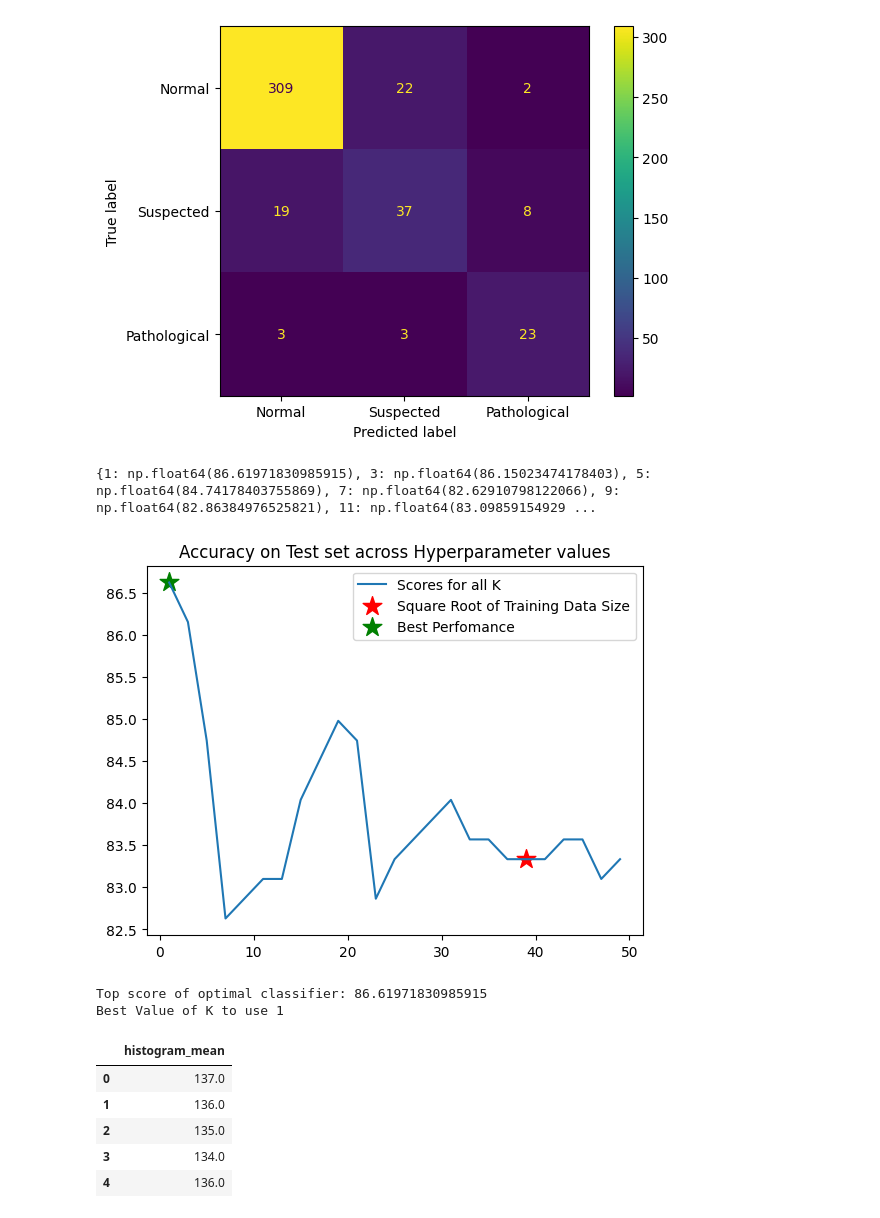
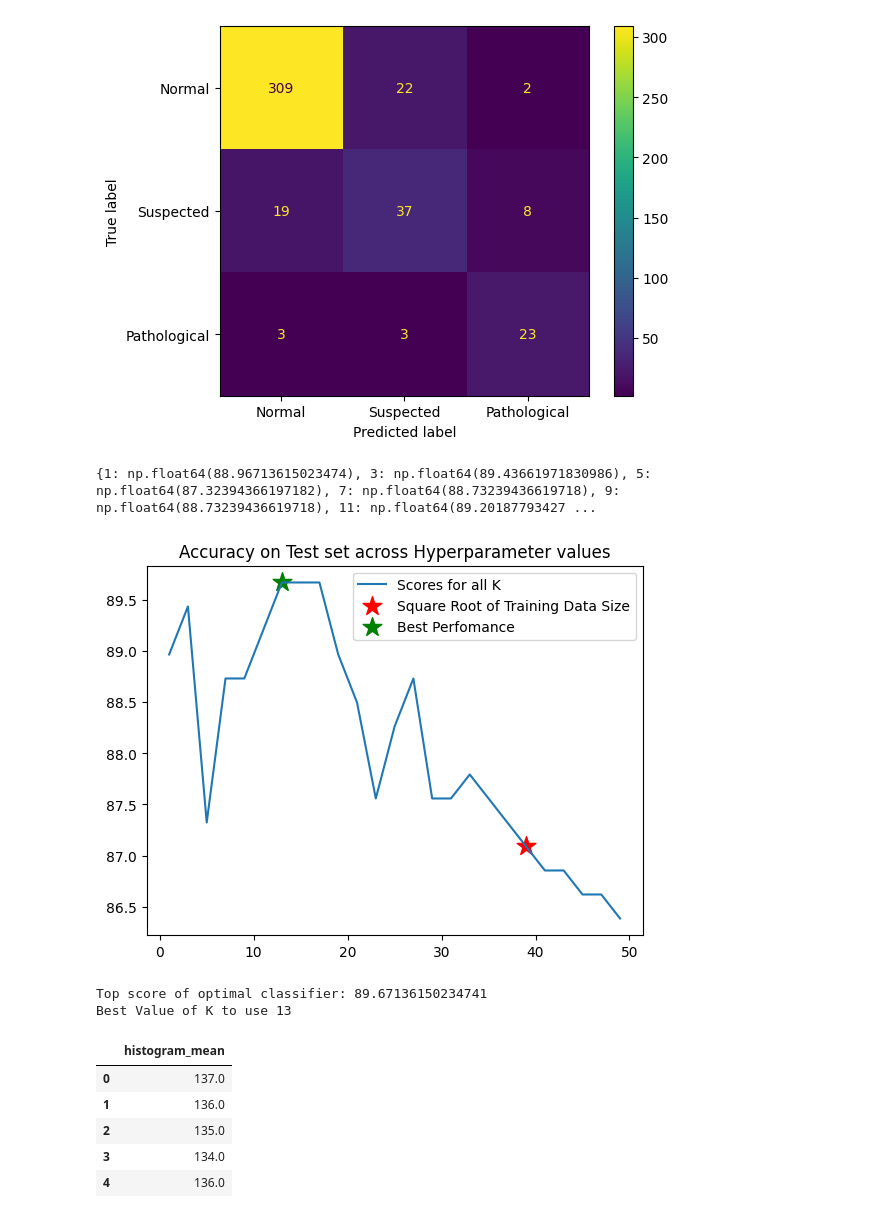
Before and after one commit to ellaodinec/EllaOdinec, a Jupyter notebook: Ella_Odinec_Data_Science_Research_Final_Code.ipynb, the cells around one changed output. Drawn from its saved outputs; the diff is of its cells as text; code cells hidden in the pictures.

```diff
--- a/Ella_Odinec_Data_Science_Research_Final_Code.ipynb
+++ b/Ella_Odinec_Data_Science_Research_Final_Code.ipynb
@@ -415,7 +456,7 @@ Accuracy Score:  0.8661971830985915
 <sklearn.metrics._plot.confusion_matrix.ConfusionMatrixDisplay at 0x...>
 [figure]
 # %%
-X_train, X_test, y_train, y_test = model_selection.train_test_split(df[['histogram_width', 'histogram_min', 'histogram_max', 'histogram_number_of_peaks', 'histogram_number_of_zeroes', 'histogram_mode', 'histogram_mean', 'histogram_median', 'histogram_variance', 'histogram_tendency']], df[['fetal_health']],
+X_train, X_test, y_train, y_test = model_selection.train_test_split(df[['fetal_health', 'histogram_width', 'histogram_min', 'histogram_max', 'histogram_number_of_peaks', 'histogram_number_of_zeroes', 'histogram_mode', 'histogram_mean', 'histogram_median', 'histogram_variance', 'histogram_tendency', 'percentage_of_time_with_abnormal_long_term_variability', 'abnormal_short_term_variability', 'accelerations', 'light_decelerations', 'severe_decelerations', 'prolongued_decelerations', 'baseline value']], df[['fetal_health']],
                                       test_size=0.2, random_state=42)
 
 # Hyperparameter tuning
@@ -427,37 +468,37 @@ for n in range(1,50,2):
     score = sum(pred == y_test.to_numpy().reshape(-1))/len(pred)* 100
     scores[n] = score
 
 
 plt.title("Accuracy on Test set across Hyperparameter values")
 print(scores)
 plt.plot(list(scores.keys()), list(scores.values()), label = 'Scores for all K')
 
 # ADDING THE PERFORMANCE FOR K = SQRT SIZE FOR REFERENCE
 k = int(len(X_train)**(1/2)/2)*2 - 1
 full_model = KNeighborsClassifier(n_neighbors = k)
 full_model.fit(X_train, y_train.to_numpy().reshape(-1))
 pred = full_model.predict(X_test)
 score = sum(pred == y_test.to_numpy().reshape(-1))/len(pred)* 100
 plt.scatter([k], [score], color = 'r', marker = '*', s = 200, label = 'Square Root of Training Data Size')
 
 
 top_score = max(scores.values())
 best_k = list(scores.keys())[list(scores.values()).index(top_score)]
 plt.scatter([best_k], [top_score], color = 'g', marker = '*', s = 200, label = 'Best Perfomance')
 
 plt.legend()
 plt.show()
 
 
 
 # PRINTING THE RESULTS
 print("Top score of optimal classifier: " + str(top_score))
 print("Best Value of K to use " + str(best_k))
 # %% [output]
-{1: np.float64(86.61971830985915), 3: np.float64(86.15023474178403), 5: np.float64(84.74178403755869), 7: np.float64(82.62910798122066), 9: np.float64(82.86384976525821), 11: np.float64(83.09859154929 ...
+{1: np.float64(88.96713615023474), 3: np.float64(89.43661971830986), 5: np.float64(87.32394366197182), 7: np.float64(88.73239436619718), 9: np.float64(88.73239436619718), 11: np.float64(89.20187793427 ...
-[figure, old version]
+[figure, new version]
-Top score of optimal classifier: 86.61971830985915
-Best Value of K to use 1
+Top score of optimal classifier: 89.67136150234741
+Best Value of K to use 13
 # %%
 features = df_h.drop(columns='fetal_health')
 label = df_h['fetal_health']
```
Also changed, not shown: parts of 27 cells of this notebook.
